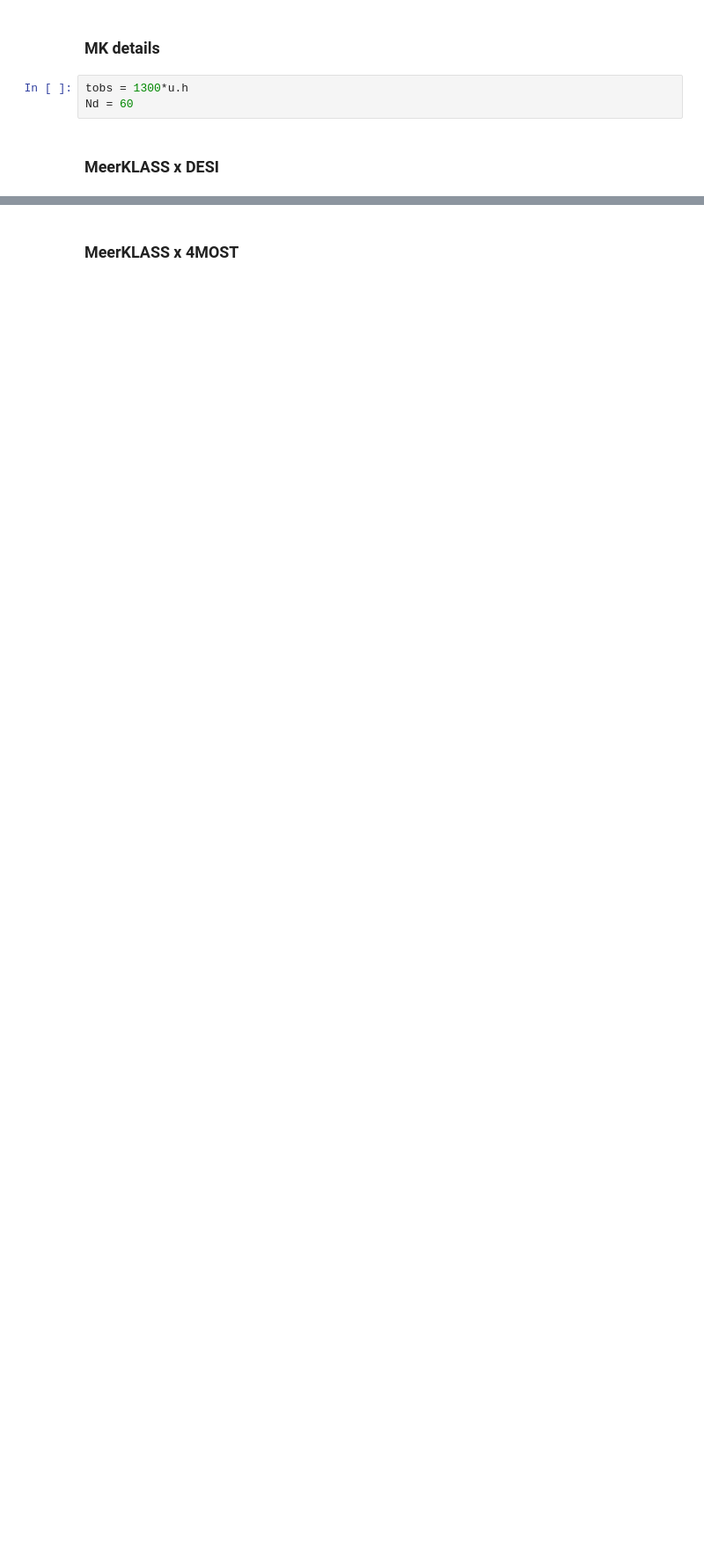
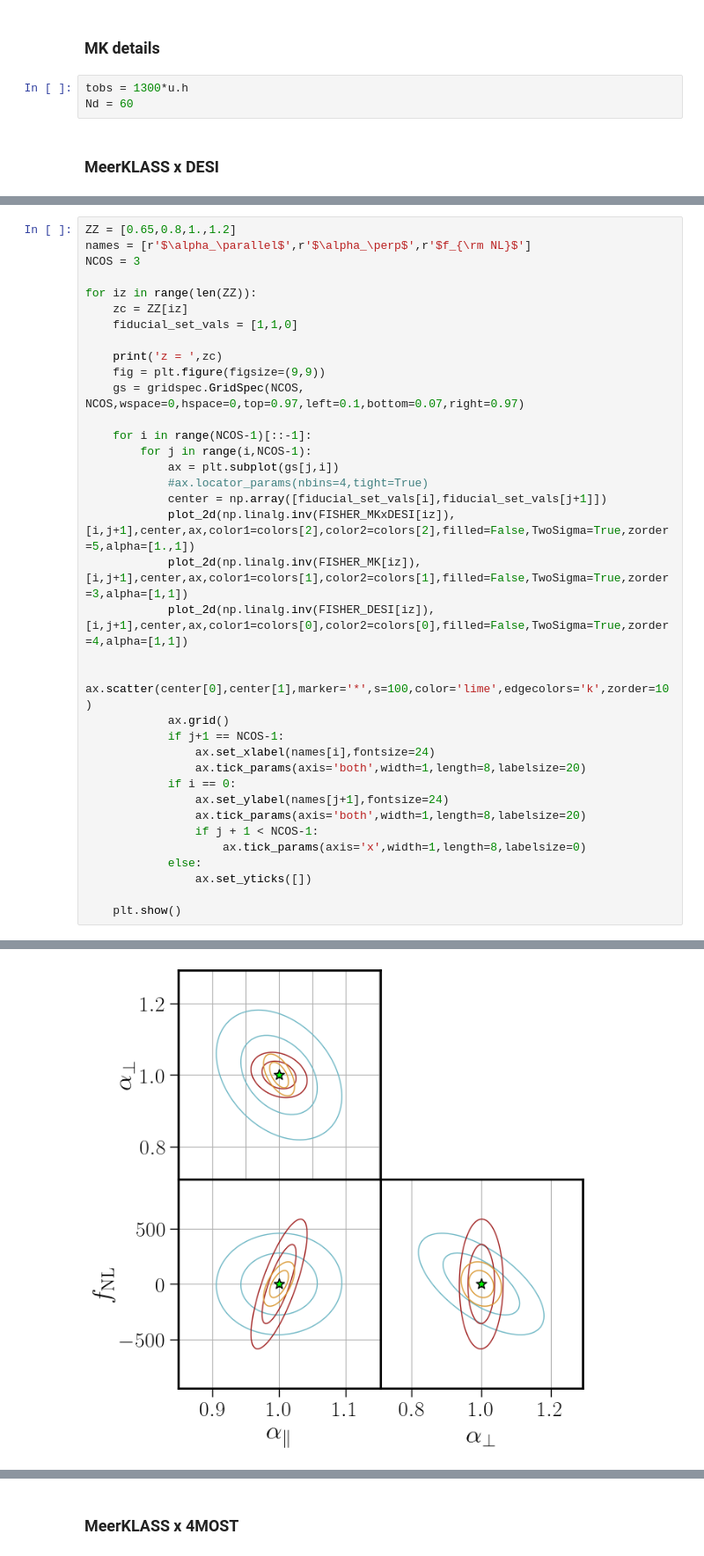
Before and after one commit to Sefa76/SSLimPy, a Jupyter notebook: MeerKLASS_forecast.ipynb, the cells around one changed output, grey strips where cells are left out. Shown at 88% size. Drawn from its saved outputs; the diff is of its cells as text; blank space fills up the shorter version.

```diff
--- a/MeerKLASS_forecast.ipynb
+++ b/MeerKLASS_forecast.ipynb
@@ -890,0 +920,37 @@ z =  1.2
+# %%
+ZZ = [0.65,0.8,1.,1.2]
+names = [r'$\alpha_\parallel$',r'$\alpha_\perp$',r'$f_{\rm NL}$']
+NCOS = 3
+
+for iz in range(len(ZZ)):
+    zc = ZZ[iz]
+    fiducial_set_vals = [1,1,0]
+
+    print('z = ',zc)
+    fig = plt.figure(figsize=(9,9))
+    gs = gridspec.GridSpec(NCOS, NCOS,wspace=0,hspace=0,top=0.97,left=0.1,bottom=0.07,right=0.97)
+
+    for i in range(NCOS-1)[::-1]:
+        for j in range(i,NCOS-1):
+            ax = plt.subplot(gs[j,i])
+            #ax.locator_params(nbins=4,tight=True)
+            center = np.array([fiducial_set_vals[i],fiducial_set_vals[j+1]])
+            plot_2d(np.linalg.inv(FISHER_MKxDESI[iz]),[i,j+1],center,ax,color1=colors[2],color2=colors[2],filled=False,TwoSigma=True,zorder=5,alpha=[1.,1])
+            plot_2d(np.linalg.inv(FISHER_MK[iz]),[i,j+1],center,ax,color1=colors[1],color2=colors[1],filled=False,TwoSigma=True,zorder=3,alpha=[1,1])
+            plot_2d(np.linalg.inv(FISHER_DESI[iz]),[i,j+1],center,ax,color1=colors[0],color2=colors[0],filled=False,TwoSigma=True,zorder=4,alpha=[1,1])
+
+            ax.scatter(center[0],center[1],marker='*',s=100,color='lime',edgecolors='k',zorder=10)
+            ax.grid()
+            if j+1 == NCOS-1:
+                ax.set_xlabel(names[i],fontsize=24)
+                ax.tick_params(axis='both',width=1,length=8,labelsize=20)
+            if i == 0:
+                ax.set_ylabel(names[j+1],fontsize=24)
+                ax.tick_params(axis='both',width=1,length=8,labelsize=20)
+                if j + 1 < NCOS-1:
+                    ax.tick_params(axis='x',width=1,length=8,labelsize=0)
+            else:
+                ax.set_yticks([])
+
+    plt.show()
+# %% [output]
@@ -890,0 +958 @@ z =  1.2
+[figure, added]
```
Also changed, not shown: parts of 13 cells of this notebook.
